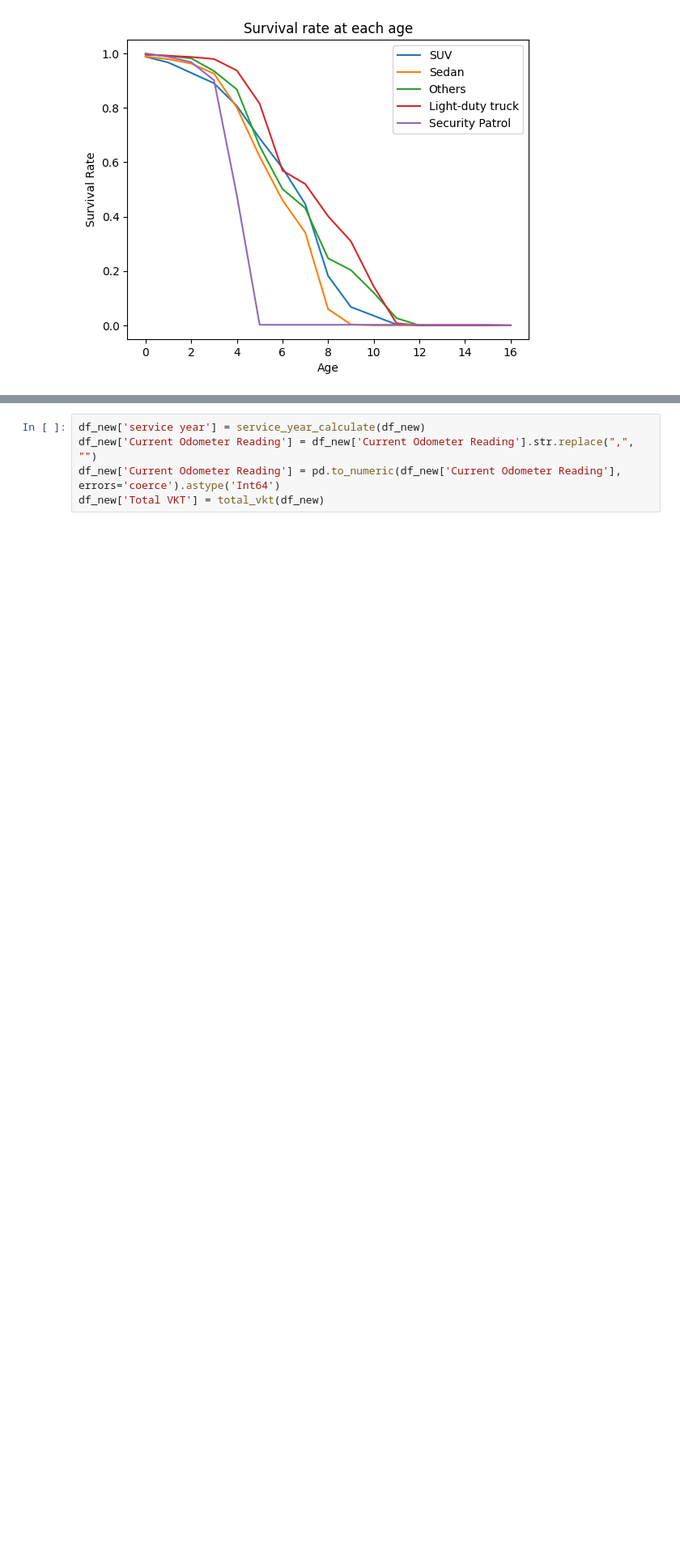
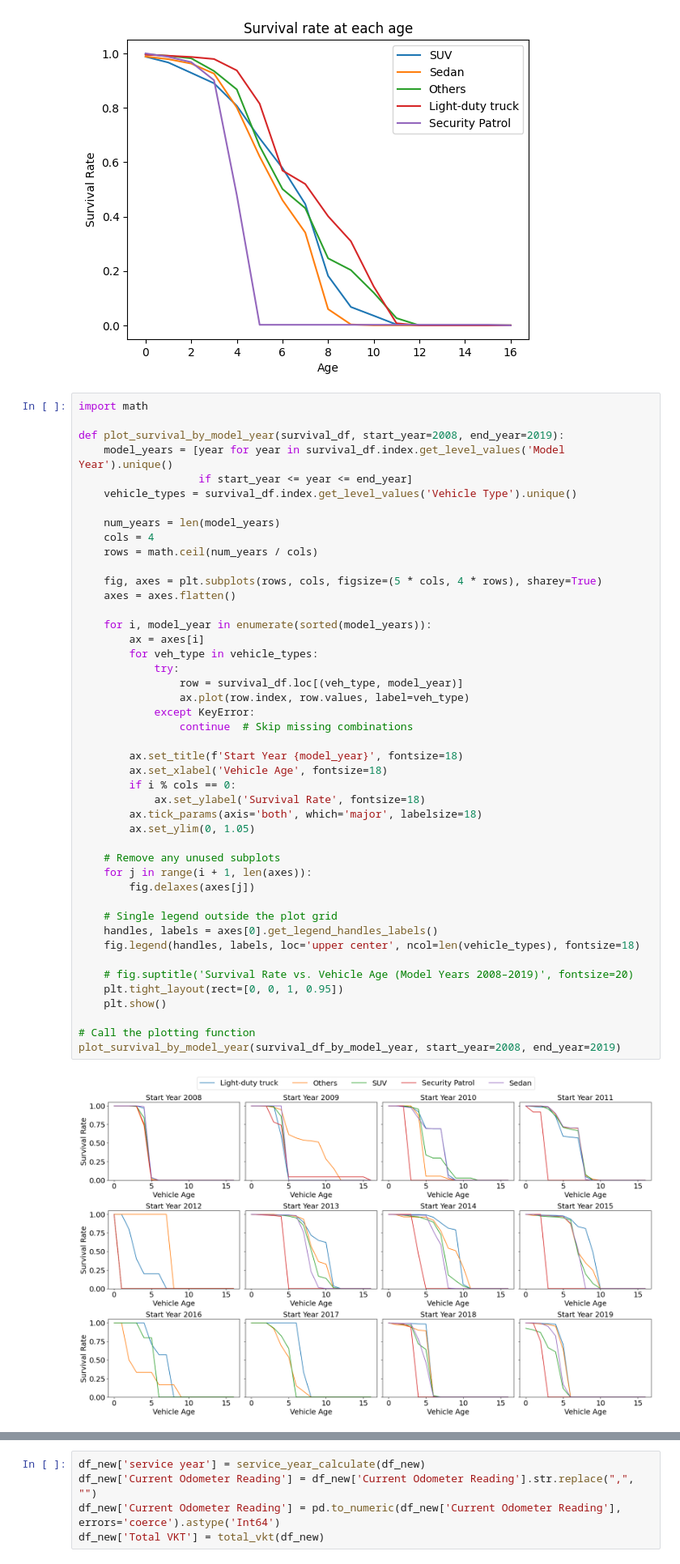
Before and after one commit to AlexWangVT/fleet_modeling, a Jupyter notebook: scripts/formal_analysis/vehicle_classification.ipynb, the cells around one changed output, grey strips where cells are left out. Shown at 81% size. Saved outputs shown, nothing was run; the diff lists cells and outputs as text; blank space fills up the shorter version.

Commit message:
calcualte survival patterns by year and fit the model

```diff
--- a/scripts/formal_analysis/vehicle_classification.ipynb
+++ b/scripts/formal_analysis/vehicle_classification.ipynb
@@ -290,3 +272,50 @@ plt.legend()
 plt.show()
 # %% [output]
 [figure]
+# %%
+import math
+
+def plot_survival_by_model_year(survival_df, start_year=2008, end_year=2019):
+    model_years = [year for year in survival_df.index.get_level_values('Model Year').unique()
+                   if start_year <= year <= end_year]
+    vehicle_types = survival_df.index.get_level_values('Vehicle Type').unique()
+
+    num_years = len(model_years)
+    cols = 4
+    rows = math.ceil(num_years / cols)
+
+    fig, axes = plt.subplots(rows, cols, figsize=(5 * cols, 4 * rows), sharey=True)
+    axes = axes.flatten()
+
+    for i, model_year in enumerate(sorted(model_years)):
+        ax = axes[i]
+        for veh_type in vehicle_types:
+            try:
+                row = survival_df.loc[(veh_type, model_year)]
+                ax.plot(row.index, row.values, label=veh_type)
+            except KeyError:
+                continue  # Skip missing combinations
+
+        ax.set_title(f'Start Year {model_year}', fontsize=18)
+        ax.set_xlabel('Vehicle Age', fontsize=18)
+        if i % cols == 0:
+            ax.set_ylabel('Survival Rate', fontsize=18)
+        ax.tick_params(axis='both', which='major', labelsize=18)
+        ax.set_ylim(0, 1.05)
+
+    # Remove any unused subplots
+    for j in range(i + 1, len(axes)):
+        fig.delaxes(axes[j])
+
+    # Single legend outside the plot grid
+    handles, labels = axes[0].get_legend_handles_labels()
+    fig.legend(handles, labels, loc='upper center', ncol=len(vehicle_types), fontsize=18)
+
+    # fig.suptitle('Survival Rate vs. Vehicle Age (Model Years 2008–2019)', fontsize=20)
+    plt.tight_layout(rect=[0, 0, 1, 0.95])
+    plt.show()
+
+# Call the plotting function
+plot_survival_by_model_year(survival_df_by_model_year, start_year=2008, end_year=2019)
+# %% [output]
+[figure, added]
```
Also changed, not shown: parts of 15 cells of this notebook, 8 other files.
